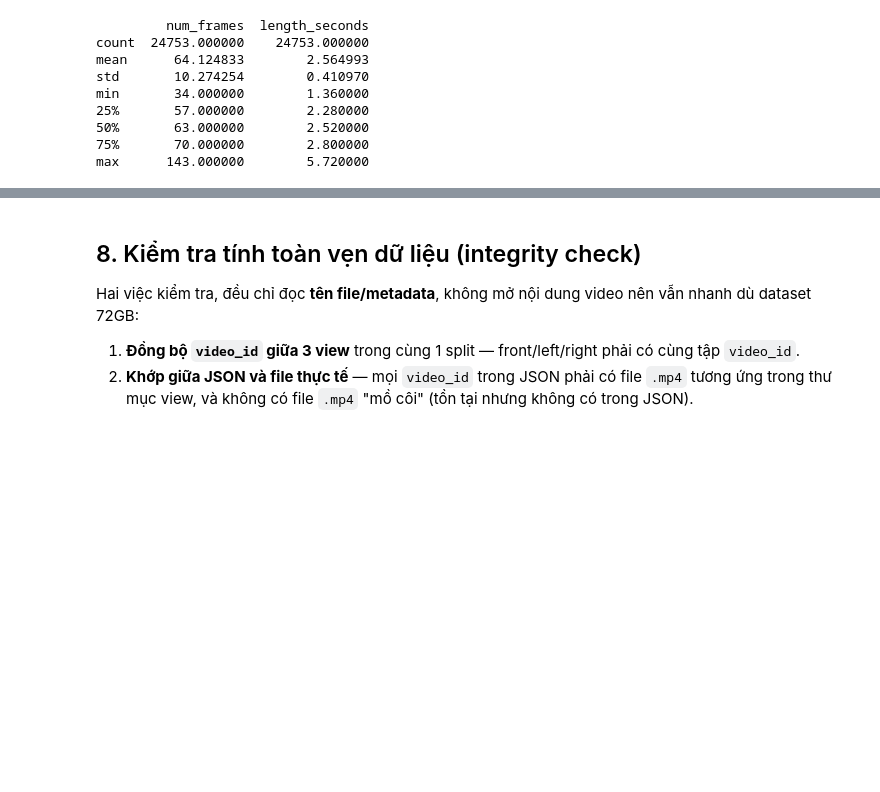
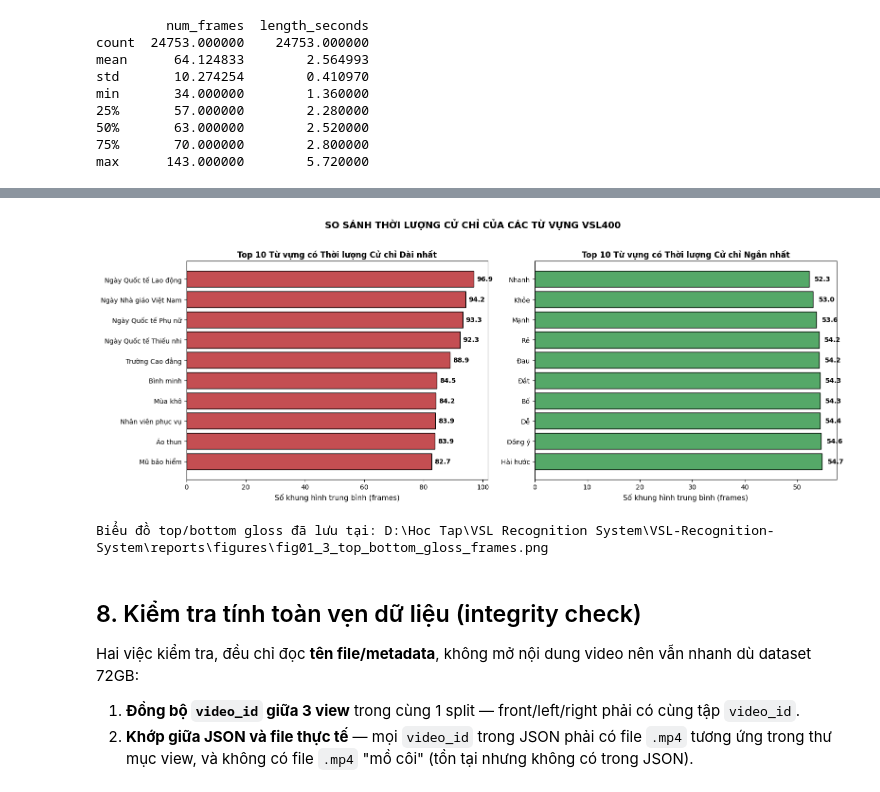
Before and after one commit to lhd0712/VSL-Recognition-System, a Jupyter notebook: src/data_processing/01_vsl400-gloss-statistics.ipynb, the cells around one changed output, grey strips where cells are left out. Saved outputs shown, nothing was run; the diff lists cells and outputs as text; code cells hidden in the pictures; blank space fills up the shorter version.

```diff
--- a/src/data_processing/01_vsl400-gloss-statistics.ipynb
+++ b/src/data_processing/01_vsl400-gloss-statistics.ipynb
@@ -307,3 +377,35 @@ plt.show()
+# %%
+# Thống kê thời lượng cử chỉ: Top 10 từ dài nhất và Top 10 từ ngắn nhất
+gloss_frame_stats = df.groupby("gloss")["num_frames"].mean()
+
+top_10_longest = gloss_frame_stats.nlargest(10).sort_values(ascending=True)
+top_10_shortest = gloss_frame_stats.nsmallest(10).sort_values(ascending=False)
+
+fig, axes = plt.subplots(1, 2, figsize=(16, 6))
+
+# Top 10 dài nhất
+axes[0].barh(top_10_longest.index, top_10_longest.values, color="#C44E52", edgecolor="black")
+axes[0].set_title("Top 10 Từ vựng có Thời lượng Cử chỉ Dài nhất", fontsize=12, fontweight="bold")
+axes[0].set_xlabel("Số khung hình trung bình (frames)", fontsize=11)
+for i, v in enumerate(top_10_longest.values):
+    axes[0].text(v + 1, i, f"{v:.1f}", va="center", fontweight="bold")
+
+# Top 10 ngắn nhất
+axes[1].barh(top_10_shortest.index, top_10_shortest.values, color="#55A868", edgecolor="black")
+axes[1].set_title("Top 10 Từ vựng có Thời lượng Cử chỉ Ngắn nhất", fontsize=12, fontweight="bold")
+axes[1].set_xlabel("Số khung hình trung bình (frames)", fontsize=11)
+for i, v in enumerate(top_10_shortest.values):
+    axes[1].text(v + 1, i, f"{v:.1f}", va="center", fontweight="bold")
+
+plt.suptitle("SO SÁNH THỜI LƯỢNG CỬ CHỈ CỦA CÁC TỪ VỰNG VSL400", fontsize=14, fontweight="bold", y=1.02)
+plt.tight_layout()
+fig_top_bottom_path = FIGURE_DIR / "fig01_3_top_bottom_gloss_frames.png"
+plt.savefig(fig_top_bottom_path, dpi=150, bbox_inches="tight")
+plt.show()
+print(f"Biểu đồ top/bottom gloss đã lưu tại: {fig_top_bottom_path}")
+# %% [output]
+[figure, added]
+Biểu đồ top/bottom gloss đã lưu tại: D:\Hoc Tap\VSL Recognition System\VSL-Recognition-System\reports\figures\fig01_3_top_bottom_gloss_frames.png
 # %% [markdown]
 ## 8. Kiểm tra tính toàn vẹn dữ liệu (integrity check)
 
```
Also changed, not shown: parts of 9 cells of this notebook, 4 other files.
